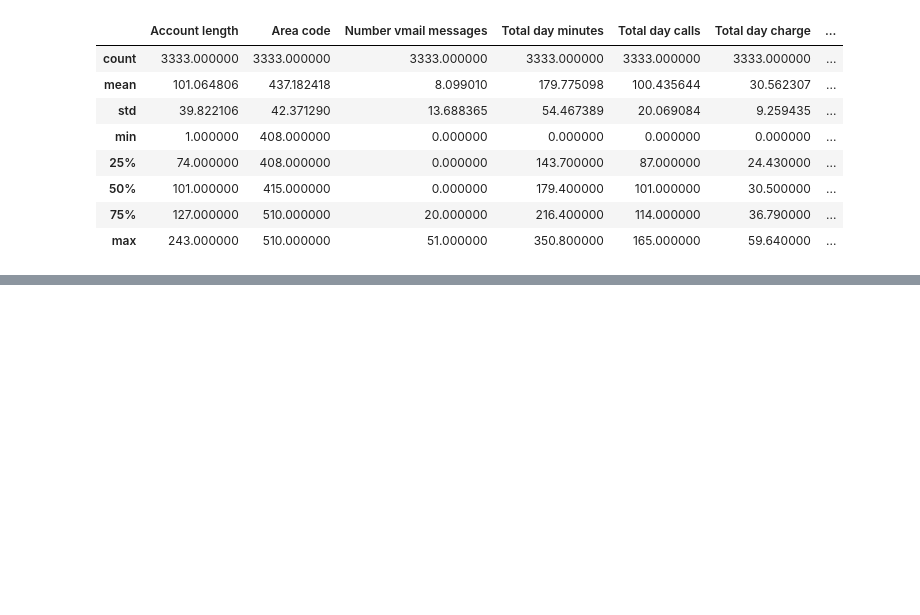
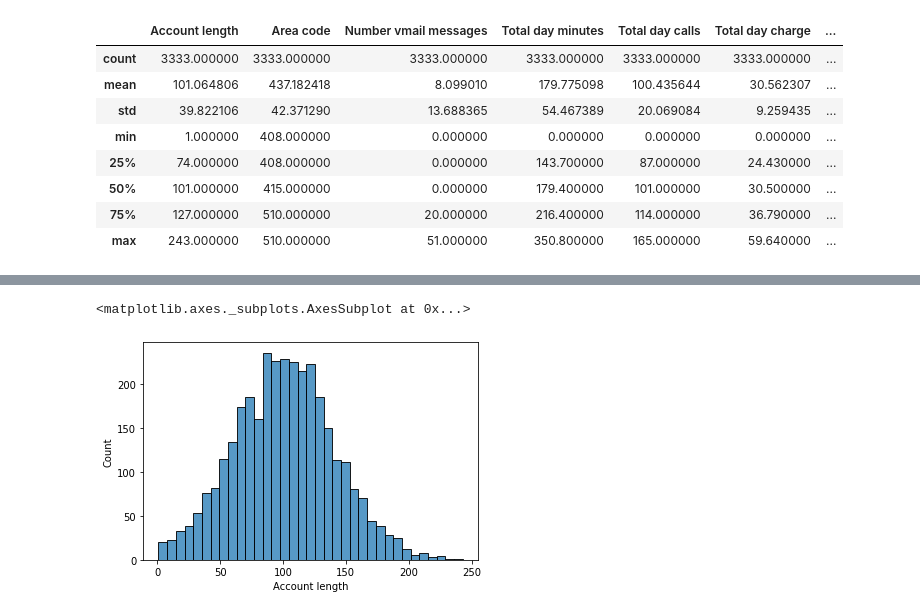
Before and after one commit to Ruchika810/EDA-Telecom-Churn, a Jupyter notebook: EDA_Notebook.ipynb, the cells around one changed output, grey strips where cells are left out. Drawn from its saved outputs; the diff is of its cells as text; code cells hidden in the pictures; blank space fills up the shorter version.

```diff
--- a/EDA_Notebook.ipynb
+++ b/EDA_Notebook.ipynb
@@ -82,0 +143,5 @@ df.describe()
+# %%
+sns.histplot(df['Account length'])
+# %% [output]
+<matplotlib.axes._subplots.AxesSubplot at 0x...>
+[figure, added]
```
Also changed, not shown: parts of 5 cells of this notebook.
